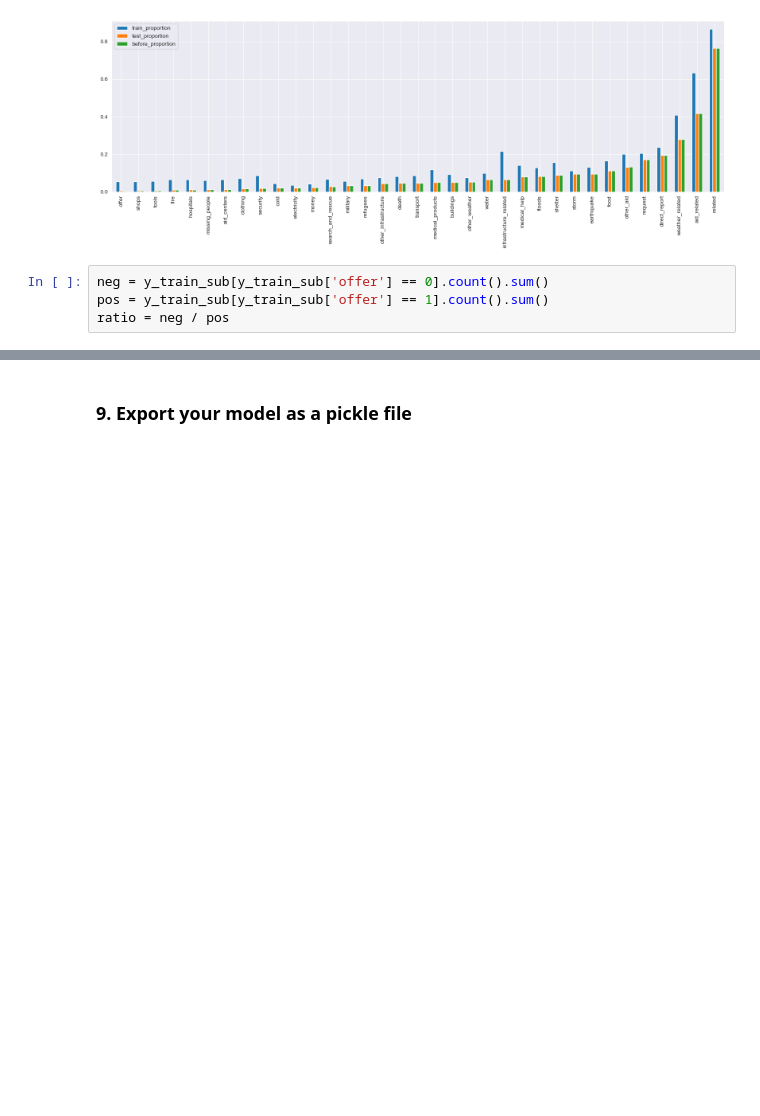
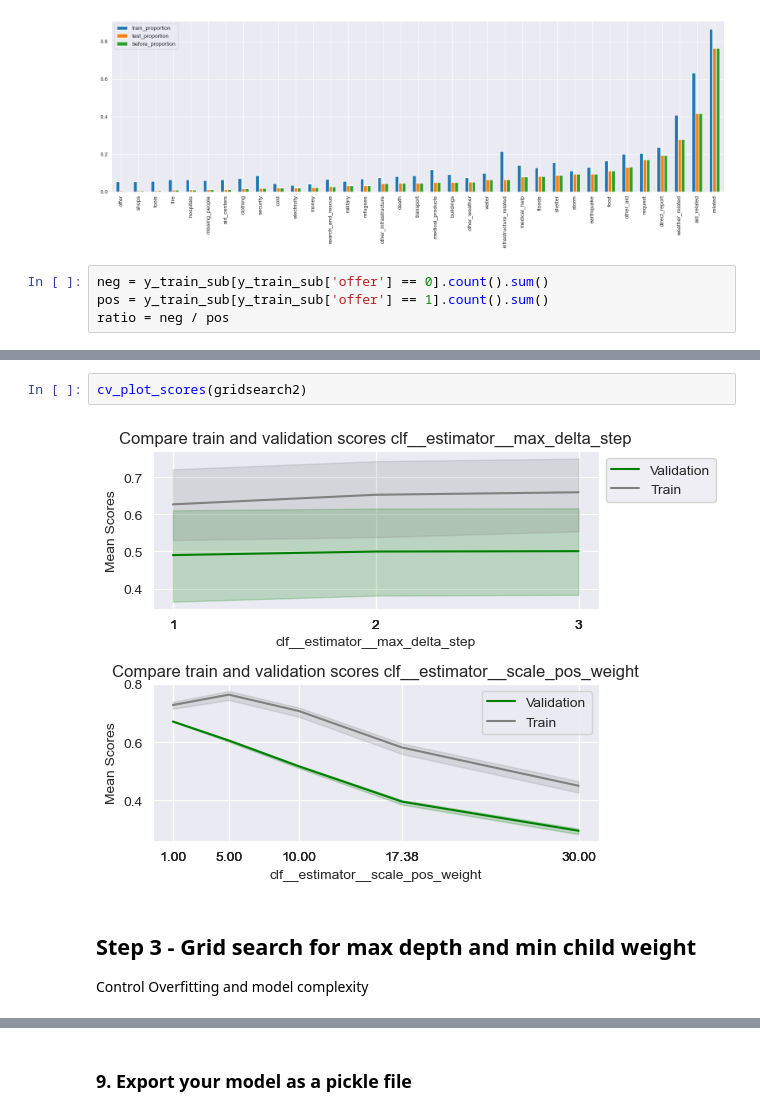
Before and after one commit to JuanitaSmith/disaster_recovery_pipelines, a Jupyter notebook: notebooks/ML Pipeline Preparation.ipynb, the cells around one changed output, grey strips where cells are left out. Drawn from its saved outputs; the diff is of its cells as text; blank space fills up the shorter version.

```diff
--- a/notebooks/ML Pipeline Preparation.ipynb
+++ b/notebooks/ML Pipeline Preparation.ipynb
@@ -731,0 +786,8 @@ Use grid search to find better parameters.
+# %%
+cv_plot_scores(gridsearch2)
+# %% [output]
+[figure, added]
+# %% [markdown]
+## Step 3 - Grid search for max depth and min child weight
+
+Control Overfitting and model complexity
```
Also changed, not shown: parts of 102 cells of this notebook, 2 other files.
